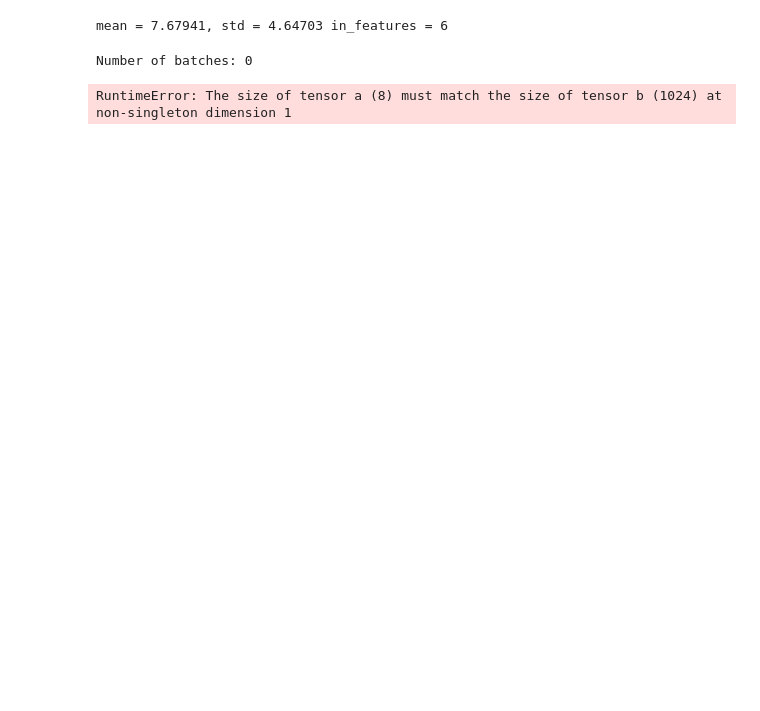
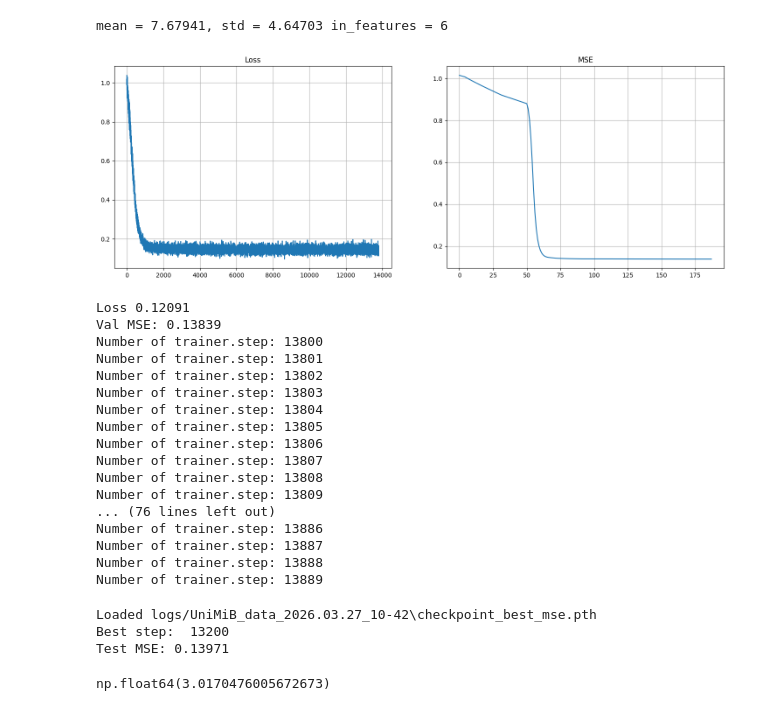
Before and after one commit to TheHalfCore/Node-at-edge, a Jupyter notebook: notebooks/uniMiB_data.ipynb, the cells around one changed output. Drawn from its saved outputs; the diff is of its cells as text; code cells hidden in the pictures; blank space fills up the shorter version.

```diff
--- a/notebooks/uniMiB_data.ipynb
+++ b/notebooks/uniMiB_data.ipynb
@@ -87,7 +87,6 @@ batch_size = 1024
 batch_size_mse = 16384
 # batches = lib.iterate_minibatches(data.X_train, data.y_train, batch_size=batch_size, shuffle=True, epochs=epochs)
 # print("Number of batches:", len(list(batches)))
-report_frequency = 10
 for batch in lib.iterate_minibatches(data.X_train, data.y_train, batch_size=batch_size, shuffle=True, epochs=epochs):
     print("Number of trainer.step:", trainer.step)
     metrics = trainer.train_on_batch(*batch, device=device)
@@ -97,7 +96,7 @@ for batch in lib.iterate_minibatches(data.X_train, data.y_train, batch_size=batc
     if trainer.step < report_frequency:
         report_frequency = trainer.step
     else:
-        report_frequency = 10
+        report_frequency = 100
 
     if trainer.step % report_frequency == 0:
         trainer.save_checkpoint()
@@ -114,39 +113,61 @@ for batch in lib.iterate_minibatches(data.X_train, data.y_train, batch_size=batc
         mse_history.append(mse)
 
         trainer.load_checkpoint()  # last
         trainer.remove_old_temp_checkpoints()
 
         clear_output(True)
 
         plt.figure(figsize=(18, 6))
 
         plt.subplot(1, 2, 1)
         plt.plot(loss_history)
         plt.title('Loss')
         plt.grid()
 
         plt.subplot(1, 2, 2)
         plt.plot(mse_history)
         plt.title('MSE')
         plt.grid()
 
         plt.show()
 
         print("Loss %.5f" % metrics['loss'].item())
         print("Val MSE: %0.5f" % mse)
 
     if trainer.step > best_step_mse + early_stopping_rounds:
         print('BREAK. There is no improvement for {} steps'.format(early_stopping_rounds))
         print("Best step:", best_step_mse)
         print("Best Val MSE: %0.5f" % best_mse)
         break
 # %% [output]
+[figure, added]
-Number of batches: 0
+Loss 0.12091
+Val MSE: 0.13839
+Number of trainer.step: 13800
+Number of trainer.step: 13801
+Number of trainer.step: 13802
+Number of trainer.step: 13803
+Number of trainer.step: 13804
+Number of trainer.step: 13805
+Number of trainer.step: 13806
+Number of trainer.step: 13807
+Number of trainer.step: 13808
+Number of trainer.step: 13809
+... (76 lines left out)
+Number of trainer.step: 13886
+Number of trainer.step: 13887
+Number of trainer.step: 13888
+Number of trainer.step: 13889
-RuntimeError: The size of tensor a (8) must match the size of tensor b (1024) at non-singleton dimension 1
 # %%
 trainer.load_checkpoint(tag='best_mse')
 mse = trainer.evaluate_mse(data.X_test, data.y_test, device=device)
 print('Best step: ', trainer.step)
 print("Test MSE: %0.5f" % (mse))
+# %% [output]
+Loaded logs/UniMiB_data_2026.03.27_10-42\checkpoint_best_mse.pth
+Best step:  13200
+Test MSE: 0.13971
 # %%
 mse * std ** 2
+# %% [output]
+np.float64(3.0170476005672673)
```
Also changed, not shown: parts of 1 cell of this notebook, 2 other files.
